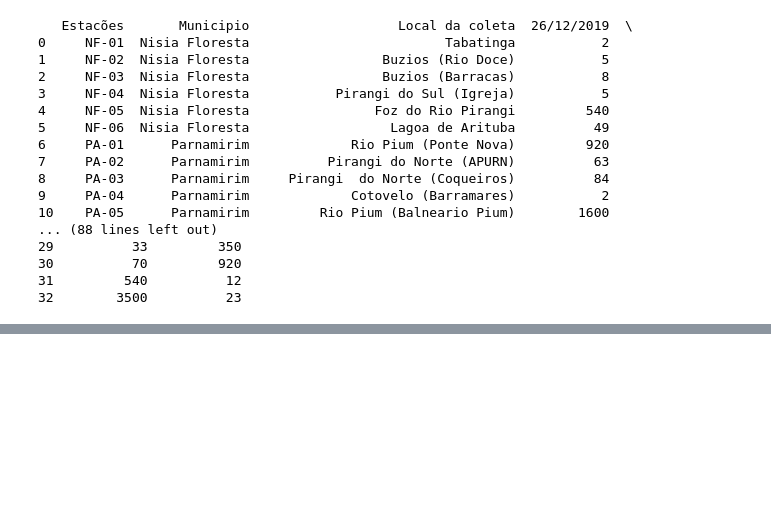
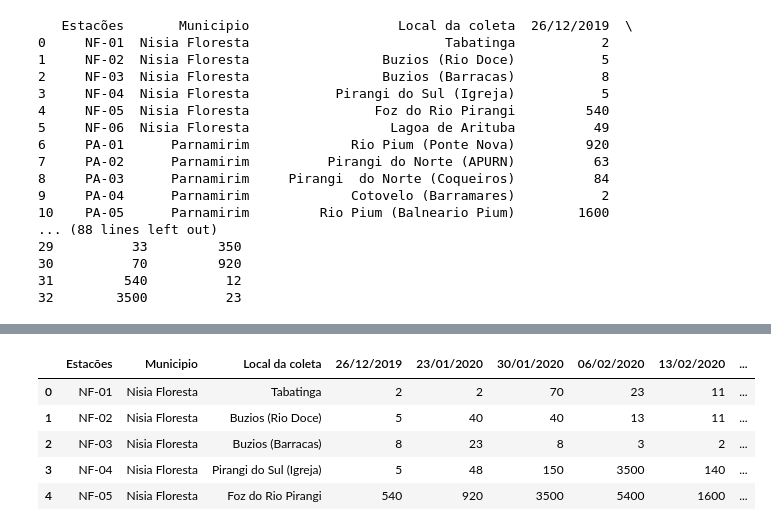
Before and after one commit to msouto/20232_Estatistica_para_Engenharia, a Jupyter notebook: Ex_2_Analise_de_dados_com_Python.ipynb, the cells around one changed output, grey strips where cells are left out. Drawn from its saved outputs; the diff is of its cells as text; code cells hidden in the pictures; blank space fills up the shorter version.

```diff
--- a/Ex_2_Analise_de_dados_com_Python.ipynb
+++ b/Ex_2_Analise_de_dados_com_Python.ipynb
@@ -50,3 +50,13 @@ dataset_agua.describe()
 | 50% | 11.000000 | 23.000000 | 17.000000 | 23.000000 | 140.000000 | 220.000000 | 23.000000 | 170.000000 | ... |
 | 75% | 49.000000 | 48.000000 | 84.000000 | 79.000000 | 1400.000000 | 1300.000000 | 130.000000 | 1600.000000 | ... |
 | max | 1600.000000 | 1600.000000 | 3500.000000 | 5400.000000 | 3500.000000 | 9200.000000 | 5400.000000 | 35000.000000 | ... |
+# %%
+#primeiros valores
+dataset_agua.head()
+# %% [output]
+|  | Estacões | Municipio | Local da coleta | 26/12/2019 | 23/01/2020 | 30/01/2020 | 06/02/2020 | 13/02/2020 | ... |
+| 0 | NF-01 | Nisia Floresta | Tabatinga | 2 | 2 | 70 | 23 | 11 | ... |
+| 1 | NF-02 | Nisia Floresta | Buzios (Rio Doce) | 5 | 40 | 40 | 13 | 11 | ... |
+| 2 | NF-03 | Nisia Floresta | Buzios (Barracas) | 8 | 23 | 8 | 3 | 2 | ... |
+| 3 | NF-04 | Nisia Floresta | Pirangi do Sul (Igreja) | 5 | 48 | 150 | 3500 | 140 | ... |
+| 4 | NF-05 | Nisia Floresta | Foz do Rio Pirangi | 540 | 920 | 3500 | 5400 | 1600 | ... |
```
Also changed, not shown: parts of 4 cells of this notebook.
